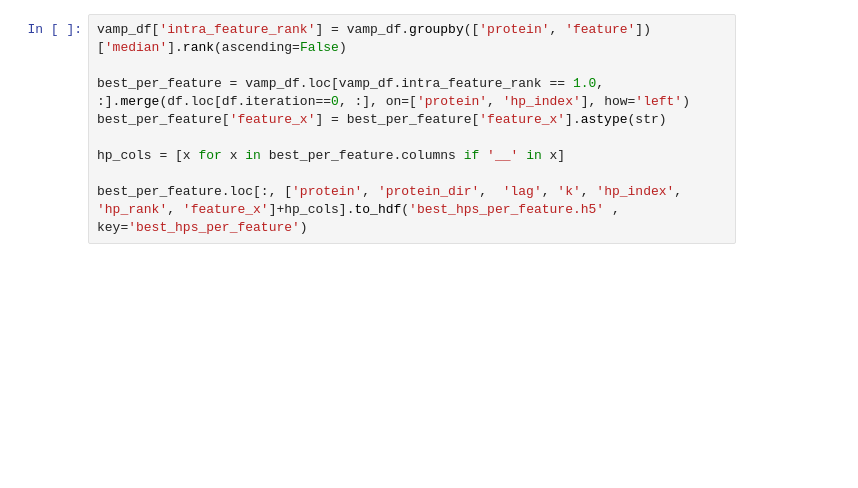
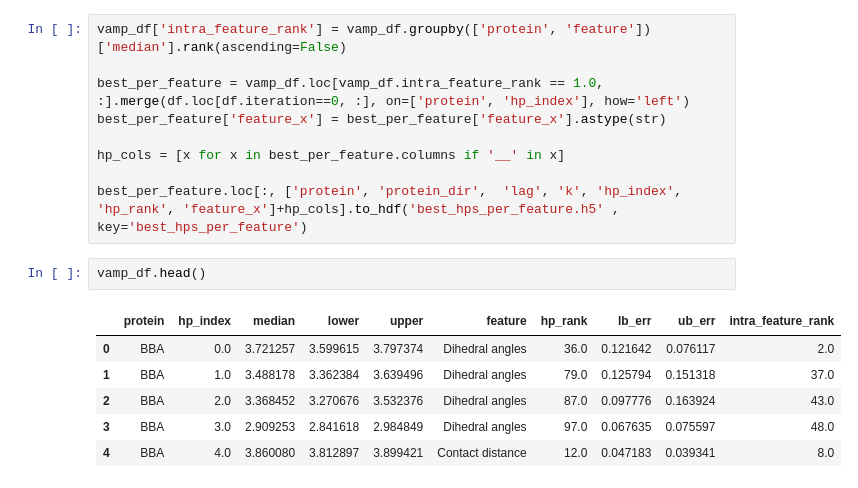
Before and after one commit to RobertArbon/msm_hyperparameter_optimisation, a Jupyter notebook: results/vamp_scores_ranked.ipynb, the cells around one changed output. Drawn from its saved outputs; the diff is of its cells as text; blank space fills up the shorter version.

```diff
--- a/results/vamp_scores_ranked.ipynb
+++ b/results/vamp_scores_ranked.ipynb
@@ -136,3 +136,12 @@ best_per_feature['feature_x'] = best_per_feature['feature_x'].astype(str)
 hp_cols = [x for x in best_per_feature.columns if '__' in x]
 
 best_per_feature.loc[:, ['protein', 'protein_dir',  'lag', 'k', 'hp_index', 'hp_rank', 'feature_x']+hp_cols].to_hdf('best_hps_per_feature.h5' , key='best_hps_per_feature')
+# %%
+vamp_df.head()
+# %% [output]
+|  | protein | hp_index | median | lower | upper | feature | hp_rank | lb_err | ub_err | intra_feature_rank |
+| 0 | BBA | 0.0 | 3.721257 | 3.599615 | 3.797374 | Dihedral angles | 36.0 | 0.121642 | 0.076117 | 2.0 |
+| 1 | BBA | 1.0 | 3.488178 | 3.362384 | 3.639496 | Dihedral angles | 79.0 | 0.125794 | 0.151318 | 37.0 |
+| 2 | BBA | 2.0 | 3.368452 | 3.270676 | 3.532376 | Dihedral angles | 87.0 | 0.097776 | 0.163924 | 43.0 |
+| 3 | BBA | 3.0 | 2.909253 | 2.841618 | 2.984849 | Dihedral angles | 97.0 | 0.067635 | 0.075597 | 48.0 |
+| 4 | BBA | 4.0 | 3.860080 | 3.812897 | 3.899421 | Contact distance | 12.0 | 0.047183 | 0.039341 | 8.0 |
```
Also changed, not shown: parts of 6 cells of this notebook.
